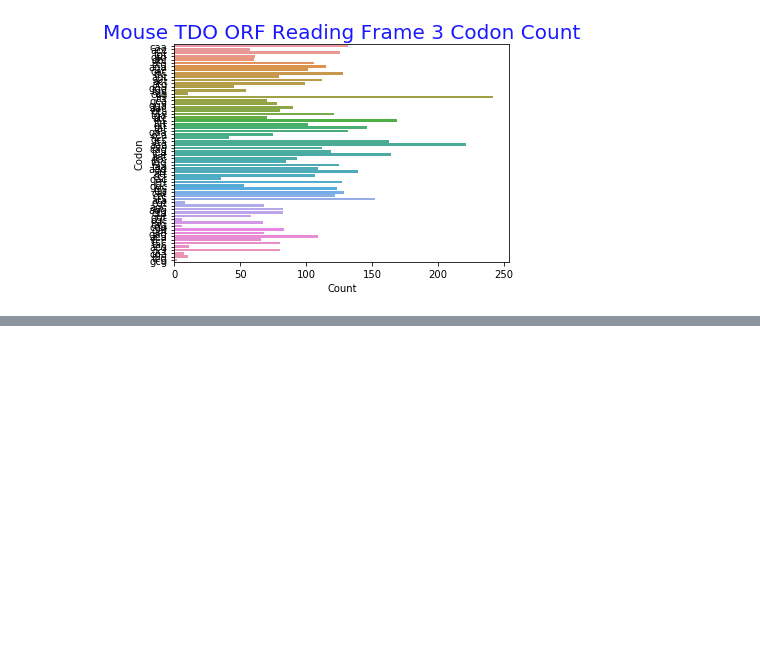
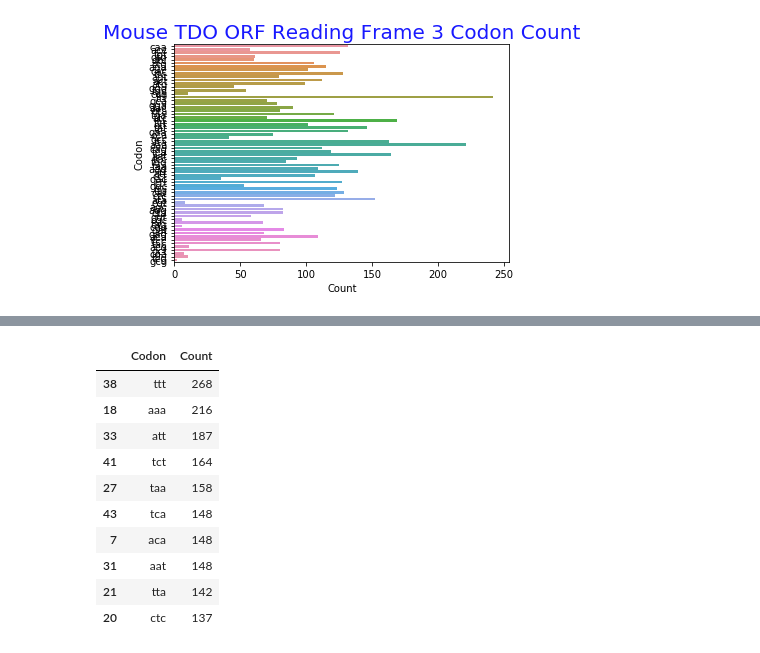
Before and after one commit to swlew369/Bioinformatics_Stuff, a Jupyter notebook: Mouse_TDO.ipynb, the cells around one changed output, grey strips where cells are left out. Saved outputs shown, nothing was run; the diff lists cells and outputs as text; code cells hidden in the pictures; blank space fills up the shorter version.

```diff
--- a/Mouse_TDO.ipynb
+++ b/Mouse_TDO.ipynb
@@ -75,0 +107,14 @@ g.axes.set_title('Mouse TDO ORF Reading Frame 3 Codon Count', fontsize=20,color=
+# %%
+df_ORF_2.sort_values(by=['Count'],ascending=False).head(10)
+# %% [output]
+|  | Codon | Count |
+| 38 | ttt | 268 |
+| 18 | aaa | 216 |
+| 33 | att | 187 |
+| 41 | tct | 164 |
+| 27 | taa | 158 |
+| 43 | tca | 148 |
+| 7 | aca | 148 |
+| 31 | aat | 148 |
+| 21 | tta | 142 |
+| 20 | ctc | 137 |
```
Also changed, not shown: parts of 6 cells of this notebook.
